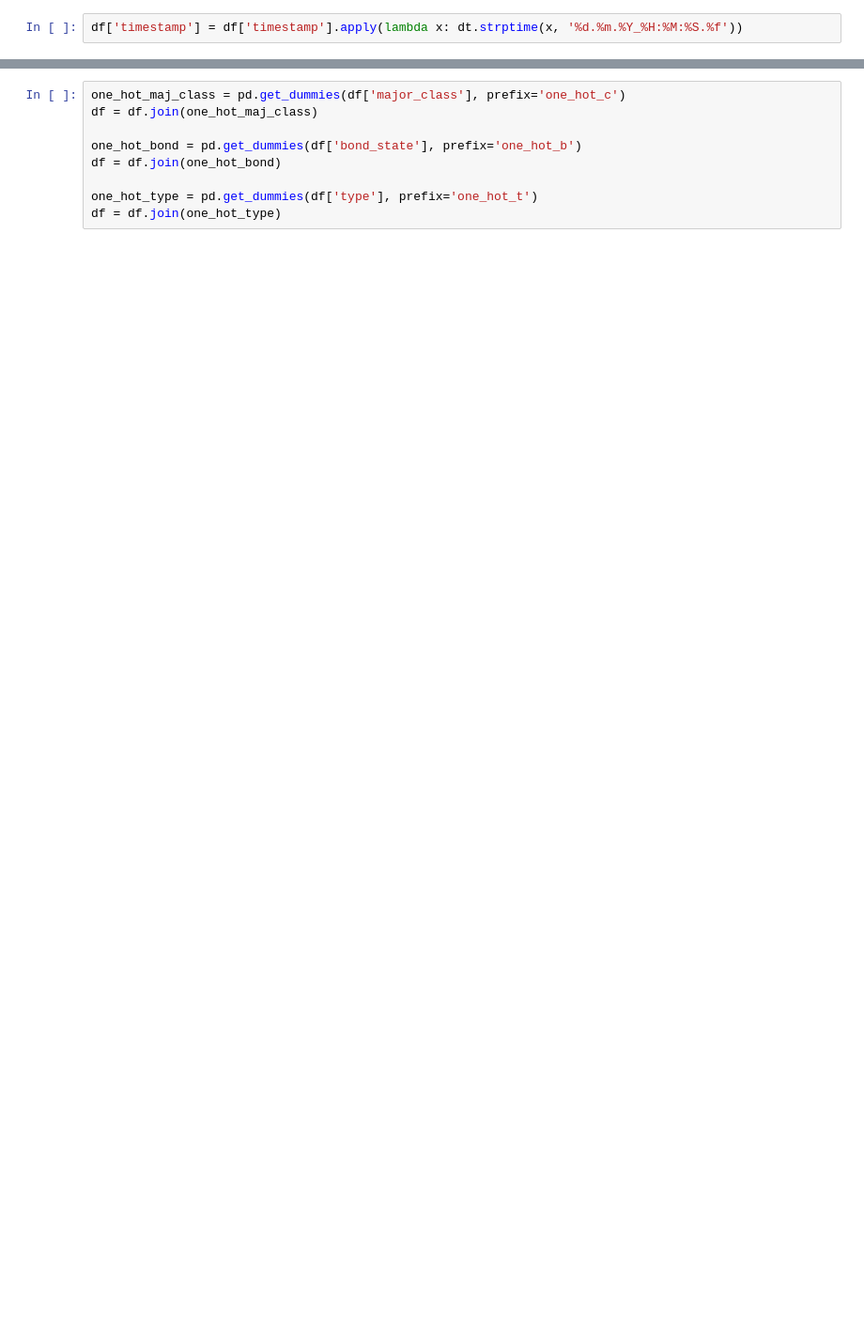
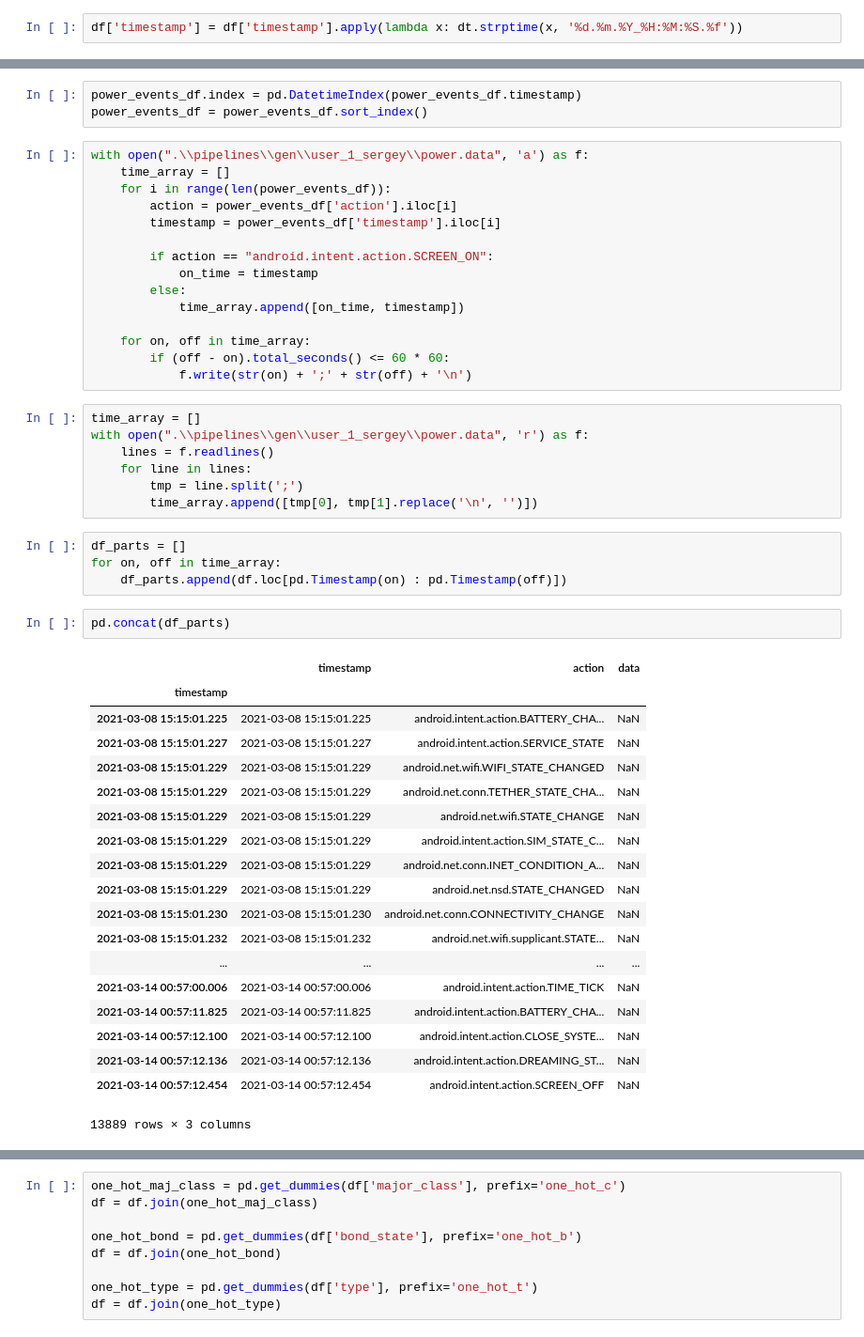
Before and after one commit to yerseg/profiling_data_learning, a Jupyter notebook: src/broadcasts_processing.ipynb, the cells around one changed output, grey strips where cells are left out. Shown at 94% size. Drawn from its saved outputs; the diff is of its cells as text; blank space fills up the shorter version.

Commit message:
time filtering

```diff
--- a/src/broadcasts_processing.ipynb
+++ b/src/broadcasts_processing.ipynb
@@ -41,0 +66,51 @@ df['timestamp'] = df['timestamp'].apply(lambda x: dt.strptime(x, '%d.%m.%Y_%H:%M
+# %%
+power_events_df.index = pd.DatetimeIndex(power_events_df.timestamp)
+power_events_df = power_events_df.sort_index()
+# %%
+with open(".\\pipelines\\gen\\user_1_sergey\\power.data", 'a') as f:
+    time_array = []
+    for i in range(len(power_events_df)):
+        action = power_events_df['action'].iloc[i]
+        timestamp = power_events_df['timestamp'].iloc[i]
+
+        if action == "android.intent.action.SCREEN_ON":
+            on_time = timestamp
+        else:
+            time_array.append([on_time, timestamp])
+
+    for on, off in time_array:
+        if (off - on).total_seconds() <= 60 * 60:
+            f.write(str(on) + ';' + str(off) + '\n')
+# %%
+time_array = []
+with open(".\\pipelines\\gen\\user_1_sergey\\power.data", 'r') as f:
+    lines = f.readlines()
+    for line in lines:
+        tmp = line.split(';')
+        time_array.append([tmp[0], tmp[1].replace('\n', '')])
+# %%
+df_parts = []
+for on, off in time_array:
+    df_parts.append(df.loc[pd.Timestamp(on) : pd.Timestamp(off)])
+# %%
+pd.concat(df_parts)
+# %% [output]
+|  | timestamp | action | data |
+| timestamp |  |  |  |
+| 2021-03-08 15:15:01.225 | 2021-03-08 15:15:01.225 | android.intent.action.BATTERY_CHA... | NaN |
+| 2021-03-08 15:15:01.227 | 2021-03-08 15:15:01.227 | android.intent.action.SERVICE_STATE | NaN |
+| 2021-03-08 15:15:01.229 | 2021-03-08 15:15:01.229 | android.net.wifi.WIFI_STATE_CHANGED | NaN |
+| 2021-03-08 15:15:01.229 | 2021-03-08 15:15:01.229 | android.net.conn.TETHER_STATE_CHA... | NaN |
+| 2021-03-08 15:15:01.229 | 2021-03-08 15:15:01.229 | android.net.wifi.STATE_CHANGE | NaN |
+| 2021-03-08 15:15:01.229 | 2021-03-08 15:15:01.229 | android.intent.action.SIM_STATE_C... | NaN |
+| 2021-03-08 15:15:01.229 | 2021-03-08 15:15:01.229 | android.net.conn.INET_CONDITION_A... | NaN |
+| 2021-03-08 15:15:01.229 | 2021-03-08 15:15:01.229 | android.net.nsd.STATE_CHANGED | NaN |
+| 2021-03-08 15:15:01.230 | 2021-03-08 15:15:01.230 | android.net.conn.CONNECTIVITY_CHANGE | NaN |
+| 2021-03-08 15:15:01.232 | 2021-03-08 15:15:01.232 | android.net.wifi.supplicant.STATE... | NaN |
+| ... | ... | ... | ... |
+| 2021-03-14 00:57:00.006 | 2021-03-14 00:57:00.006 | android.intent.action.TIME_TICK | NaN |
+| 2021-03-14 00:57:11.825 | 2021-03-14 00:57:11.825 | android.intent.action.BATTERY_CHA... | NaN |
+| 2021-03-14 00:57:12.100 | 2021-03-14 00:57:12.100 | android.intent.action.CLOSE_SYSTE... | NaN |
+| 2021-03-14 00:57:12.136 | 2021-03-14 00:57:12.136 | android.intent.action.DREAMING_ST... | NaN |
+| 2021-03-14 00:57:12.454 | 2021-03-14 00:57:12.454 | android.intent.action.SCREEN_OFF | NaN |
+13889 rows × 3 columns
```
Also changed, not shown: parts of 10 cells of this notebook, 1 other file.
